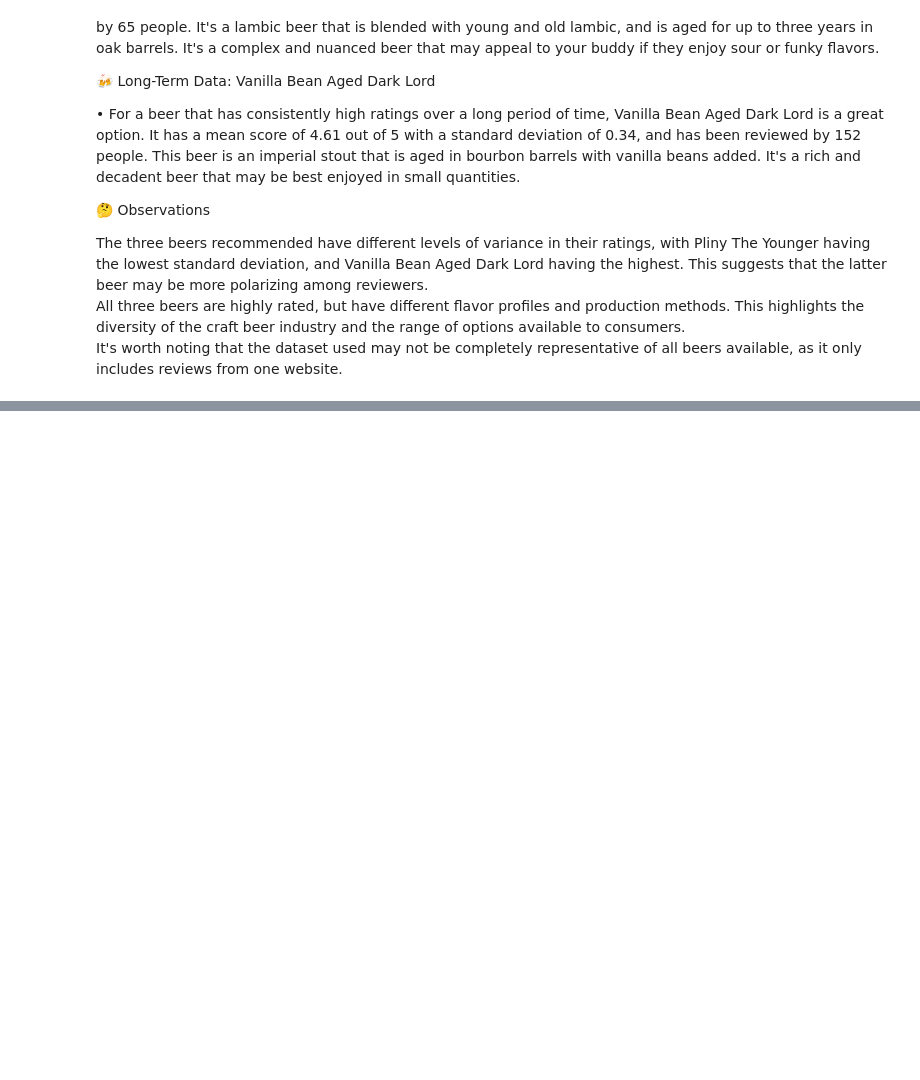
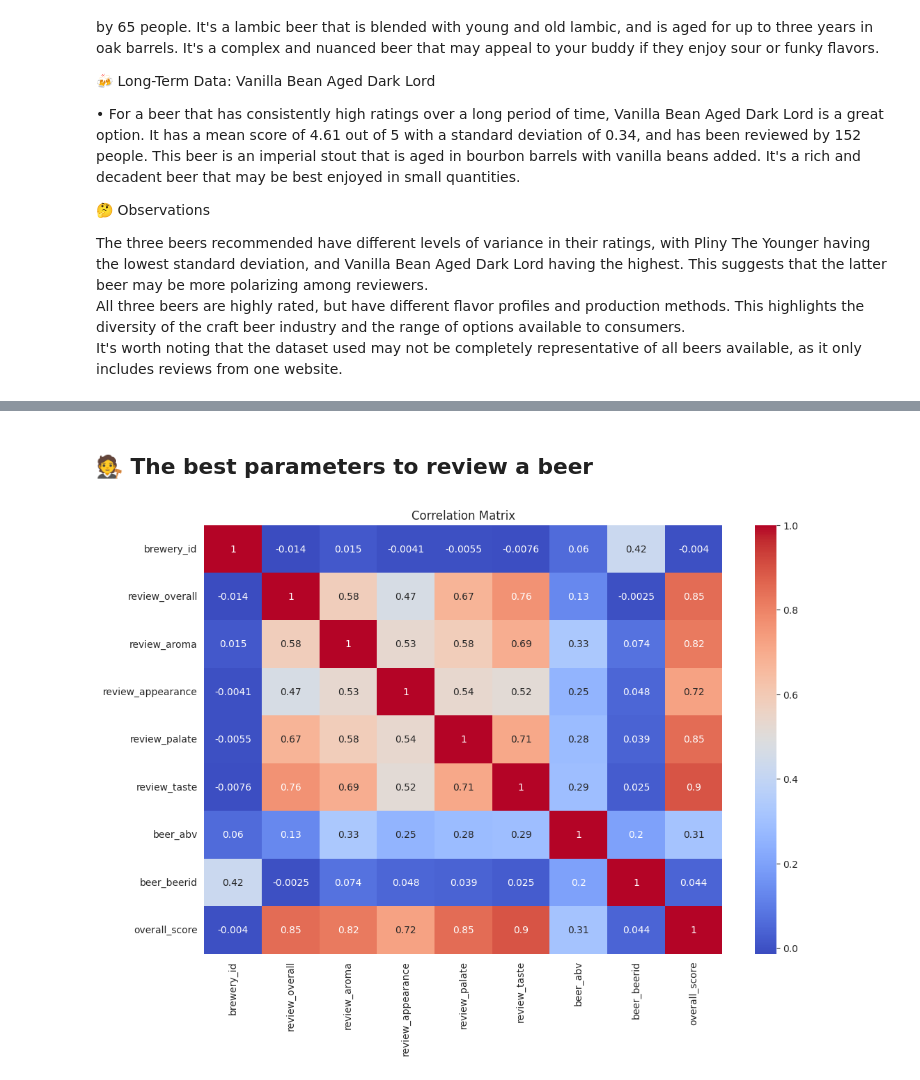
Before and after one commit to Clement733/Beer_reviews, a Jupyter notebook: beers.ipynb, the cells around one changed output, grey strips where cells are left out. Cells and saved outputs as stored; diff of their text form; code cells hidden in the pictures; blank space fills up the shorter version.

Commit message:
Beer_reviews analysis

```diff
--- a/beers.ipynb
+++ b/beers.ipynb
@@ -254,0 +257,6 @@ It's worth noting that the dataset used may not be completely representative of
+# %%
+df['overall_score'] = (df['review_aroma'] + df['review_appearance'] + df['review_palate'] + df['review_taste'] + df['review_overall']) / 5
+top_breweries = df.groupby('brewery_name')['overall_score'].agg(['mean', 'std', 'count']).reset_index()
+top_breweries = top_breweries[top_breweries['count'] > 50] # only consider breweries with at least 50 reviews
+top_breweries = top_breweries.sort_values(by=['mean', 'std'], ascending=[False, True])
+top_breweries.head(3)
@@ -254,0 +273,10 @@ It's worth noting that the dataset used may not be completely representative of
+# %% [markdown]
+## 🧑‍⚖️ The best parameters to review a beer
+# %%
+corr_matrix = df.corr()
+plt.figure(figsize=(12,8))
+sns.heatmap(corr_matrix, annot=True, cmap='coolwarm')
+plt.title('Correlation Matrix')
+plt.show()
+# %% [output]
+[figure, added]
```
Also changed, not shown: parts of 4 cells of this notebook.
